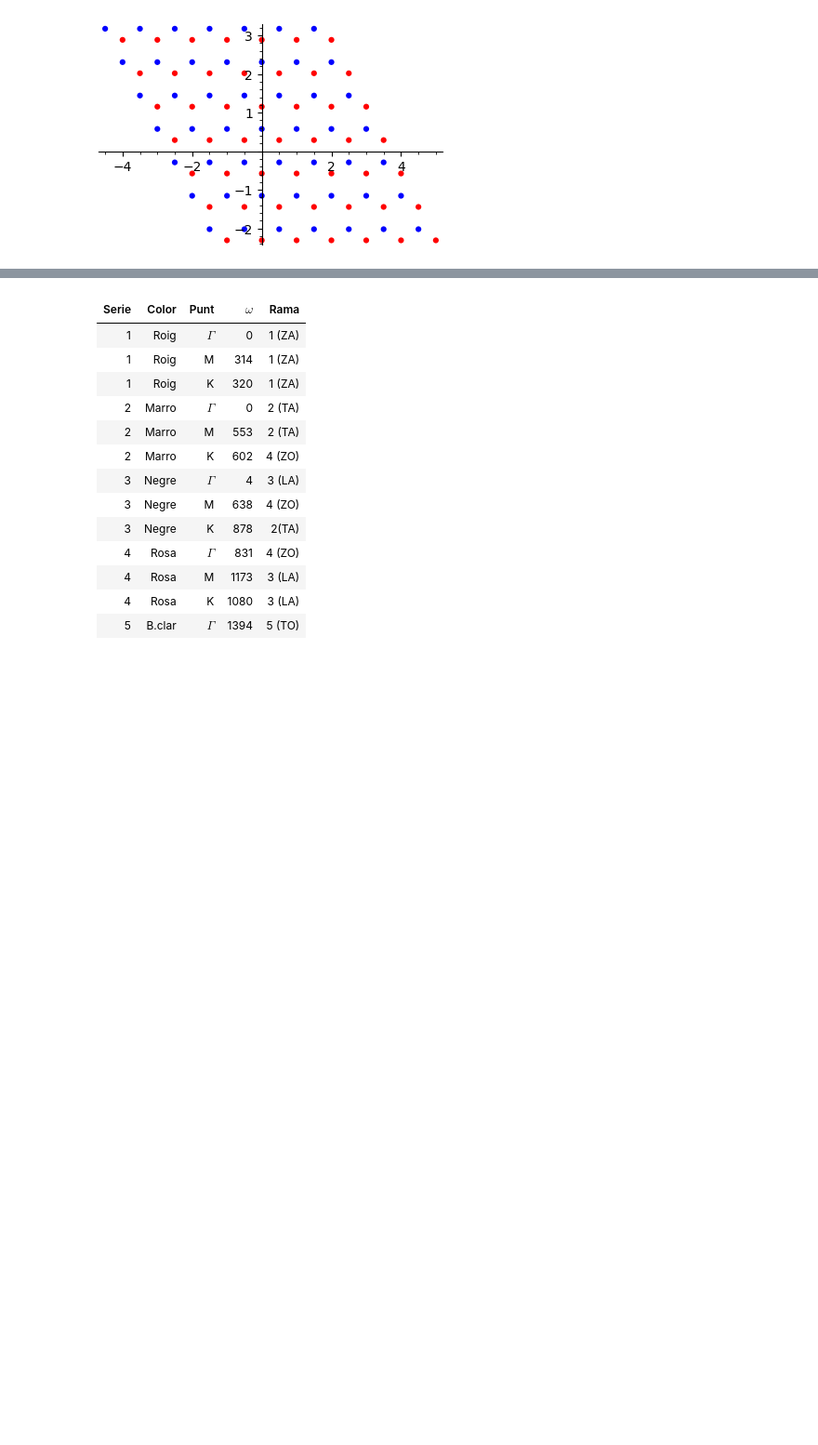
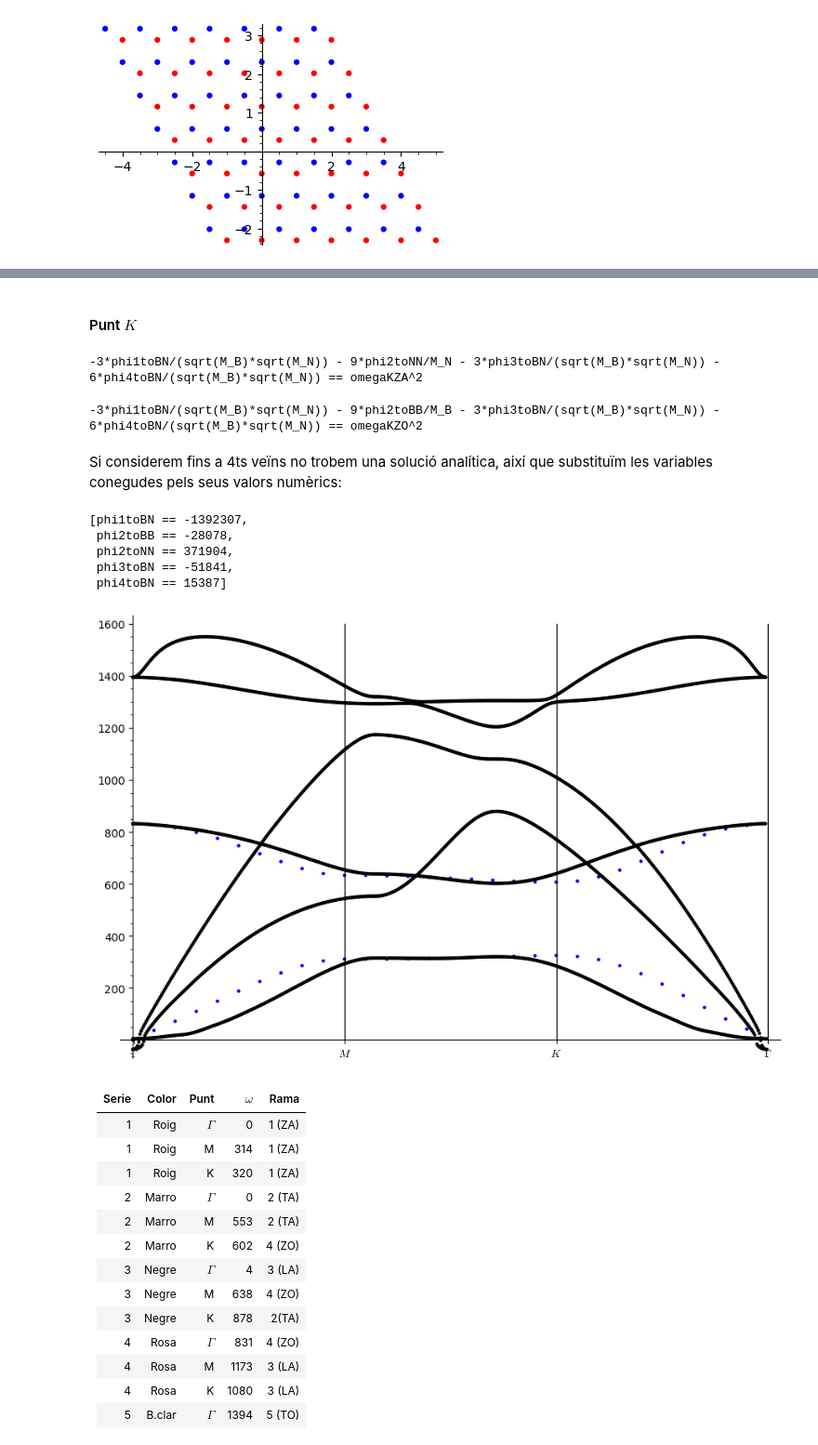
Before and after one commit to CasimirVictoria/TFG-Semiconductores_2D, a Jupyter notebook: _sources/formulacio_matriu_dinamica.ipynb, the cells around one changed output, grey strips where cells are left out. Shown: that part at 93% size. Cells and saved outputs as stored; diff of their text form; code cells hidden in the pictures; blank space fills up the shorter version.

```diff
--- a/_sources/formulacio_matriu_dinamica.ipynb
+++ b/_sources/formulacio_matriu_dinamica.ipynb
@@ -546,3 +715,73 @@ points(zip(dades[2620:3144,0]/525*30, dades[2620:3144,1]), color="blue")
+# %% [markdown]
+#### Punt $K$
+# %%
+omega_K_ZO=605 #cm-1
+omega_K_ZA=322
+D_K_zz4ts=D_zz4ts.subs(q_x=4*pi/(3*a),q_y=0)
+
+Eq_K_ZA4ts=(D_K_zz4ts.eigenvalues()[0]==omegaKZA**2).expand() #.subs(Eq_Gamma_ZO4ts.solve(phi4toBN)[0]).expand()
+Eq_K_ZO4ts=(D_K_zz4ts.eigenvalues()[1]==omegaKZO**2).expand() #.subs(Eq_Gamma_ZO4ts.solve(phi4toBN)[0]).expand()
+
+#Eq_K_ZOmesZA3ers=Eq_K_ZA3ers+Eq_K_ZO3ers
+
+#Eq_K_ZOmenysZA3ers=Eq_K_ZA3ers-Eq_K_ZO3ers
+
+show(Eq_K_ZA4ts)
+show(Eq_K_ZO4ts)
+# %% [output]
+-3*phi1toBN/(sqrt(M_B)*sqrt(M_N)) - 9*phi2toNN/M_N - 3*phi3toBN/(sqrt(M_B)*sqrt(M_N)) - 6*phi4toBN/(sqrt(M_B)*sqrt(M_N)) == omegaKZA^2
+-3*phi1toBN/(sqrt(M_B)*sqrt(M_N)) - 9*phi2toBB/M_B - 3*phi3toBN/(sqrt(M_B)*sqrt(M_N)) - 6*phi4toBN/(sqrt(M_B)*sqrt(M_N)) == omegaKZO^2
+# %% [markdown]
+Si considerem fins a 4ts veïns no trobem una solució analítica, així que substituïm les variables conegudes pels seus valors numèrics:
+# %%
+Equacions4ts=[Eq_Gamma_ZO4ts.subs(valors_numerics_emprats),Eq_M_ZO4ts.subs(valors_numerics_emprats),Eq_M_ZA4ts.subs(valors_numerics_emprats),\
+               Eq_K_ZO4ts.subs(valors_numerics_emprats),Eq_K_ZA4ts.subs(valors_numerics_emprats)]
+solucions4ts=minimize(norm(vector((Equacions4ts))),[-1400000.,1.,1.,1.,1.])
+Solucions4ts=[phi1toBN==round(solucions4ts[0]), phi2toBB==round(solucions4ts[1]),\
+              phi2toNN==round(solucions4ts[2]), phi3toBN==round(solucions4ts[3]),\
+              phi4toBN==round(solucions4ts[4])]
+Solucions4ts
+# %% [output]
+[phi1toBN == -1392307,
+ phi2toBB == -28078,
+ phi2toNN == 371904,
+ phi3toBN == -51841,
+ phi4toBN == 15387]
+# %%
+sol_perp_num4tsn=Solucions4ts
+show(\
+list_plot(
+    [round(real_part(n(sqrt(D_zz4ts.subs(sol_perp_num4tsn, M_B=B.mass, \
+        M_N=N.mass, a=1, q_x=n(x*pi), q_y=n(x*pi/sqrt(3))).simplify_full().eigenvalues()[1])))) \
+        for x in srange(0,1,0.1)] +\
+    [round(real_part(n(sqrt(D_zz4ts.subs(sol_perp_num4tsn, M_B=B.mass, \
+        M_N=N.mass, a=1, q_x=n(pi*(1+x/3)), q_y=n(pi/sqrt(3)*(1-x))).simplify_full().eigenvalues()[1])))) \
+        for x in srange(0,1,0.1)]+\
+    [round(real_part(n(sqrt(D_zz4ts.subs(sol_perp_num4tsn, M_B=B.mass, \
+        M_N=N.mass, a=1, q_x=n(4*pi/3*(1-x)), q_y=0).simplify_full().eigenvalues()[1])))) \
+        for x in srange(0,1,0.1)]) + \
+list_plot(
+    [round(real_part(n(sqrt(D_zz4ts.subs(sol_perp_num4tsn, M_B=B.mass, \
+        M_N=N.mass, a=1, q_x=n(x*pi), q_y=n(x*pi/sqrt(3))).simplify_full().eigenvalues()[0])))) \
+        for x in srange(0,1,0.1)]+
+    [round(real_part(n(sqrt(D_zz4ts.subs(sol_perp_num4tsn, M_B=B.mass, \
+        M_N=N.mass, a=1,q_x=n(pi*(1+x/3)), q_y=n(pi/sqrt(3)*(1-x))).simplify_full().eigenvalues()[0])))) \
+        for x in srange(0,1,0.1)]+\
+    [round(real_part(n(sqrt(D_zz4ts.subs(sol_perp_num4tsn, M_B=B.mass, \
+        M_N=N.mass, a=1, q_x=n(4*pi/3*(1-x)), q_y=0).simplify_full().eigenvalues()[0])))) \
+        for x in srange(0,1,0.1)]) \
+     +line([(10,0),(10,1600)], color="black")+line([(20,0),(20,1600)], color="black")\
+     +line([(30,0),(30,1600)], color="black", ticks=[[0.05,10,20,30], None], \
+        tick_formatter = [[r'$\Gamma$', '$M$', '$K$', r'$\Gamma$'], None])+\
+points(zip(dades[:524,0]/524*30, dades[:524,1]), color="black") +\
+points(zip(dades[524:1048,0]/524*30, dades[524:1048,1]), color="black") +\
+points(zip(dades[1048:1572,0]/524*30, dades[1048:1572,1]), color="black") +\
+points(zip(dades[1572:2096,0]/525*30, dades[1572:2096,1]), color="black") +\
+points(zip(dades[2096:2620,0]/525*30, dades[2096:2620,1]), color="black") +\
+points(zip(dades[2620:3144,0]/525*30, dades[2620:3144,1]), color="black")
+     ,figsize=9)
+# %% [output]
+[figure, added]
 # %% [markdown]
 | Serie | Color  | Punt  | $\omega$ |    Rama |
 |-------|--------|-------|----------|---------|
```
Also changed, not shown: parts of 160 cells of this notebook, 32 other files.
